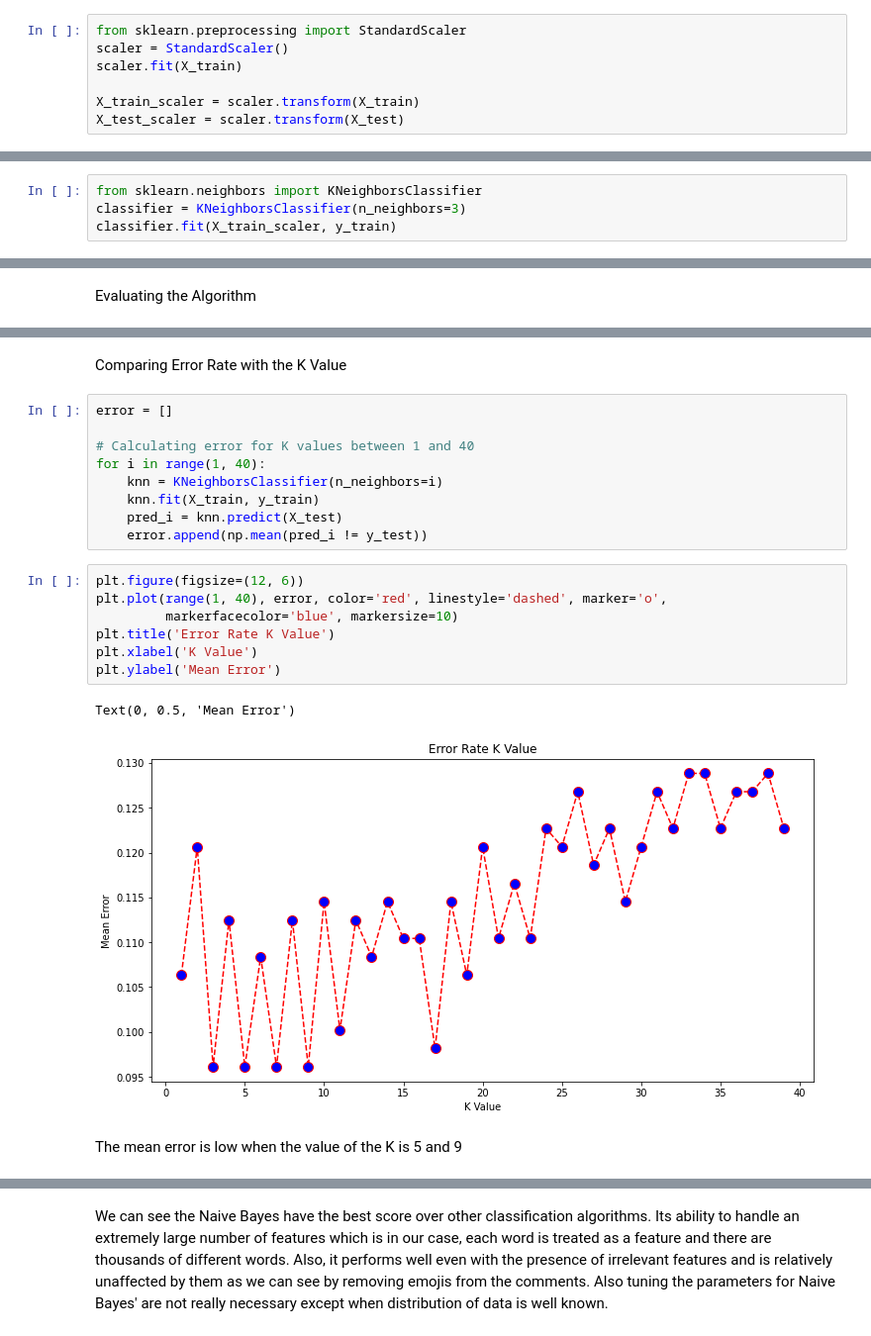
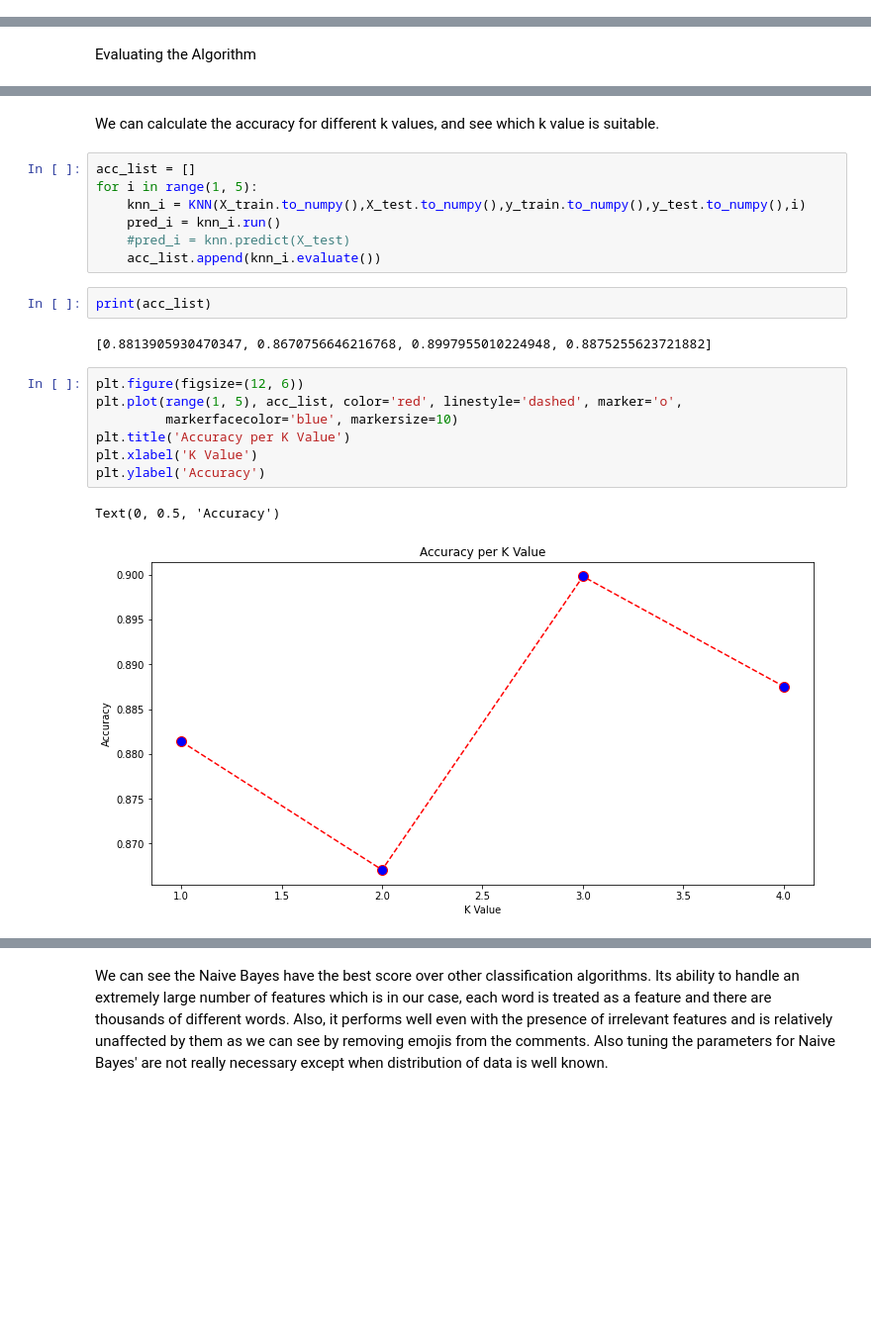
Before and after one commit to datarepresentation/spam-detector, a Jupyter notebook: spamDetector.ipynb, the cells around one changed output, grey strips where cells are left out. Shown at 99% size. Cells and saved outputs as stored; diff of their text form; blank space fills up the shorter version.

```diff
--- a/spamDetector.ipynb
+++ b/spamDetector.ipynb
@@ -496,7 +530,0 @@ Feature Scaling
-# %%
-from sklearn.preprocessing import StandardScaler
-scaler = StandardScaler()
-scaler.fit(X_train)
-
-X_train_scaler = scaler.transform(X_train)
-X_test_scaler = scaler.transform(X_test)
@@ -505,4 +530,0 @@ Training and Predictions
-# %%
-from sklearn.neighbors import KNeighborsClassifier
-classifier = KNeighborsClassifier(n_neighbors=3)
-classifier.fit(X_train_scaler, y_train)
@@ -532,23 +628,23 @@ weighted avg       0.86      0.84      0.84       489
-# %% [markdown]
-Comparing Error Rate with the K Value
-# %%
-error = []
-
-# Calculating error for K values between 1 and 40
-for i in range(1, 40):
-    knn = KNeighborsClassifier(n_neighbors=i)
-    knn.fit(X_train, y_train)
-    pred_i = knn.predict(X_test)
-    error.append(np.mean(pred_i != y_test))
+# %% [markdown]
+We can calculate the accuracy for different k values, and see which k value is suitable.
+# %%
+acc_list = []
+for i in range(1, 5):
+    knn_i = KNN(X_train.to_numpy(),X_test.to_numpy(),y_train.to_numpy(),y_test.to_numpy(),i)
+    pred_i = knn_i.run()
+    #pred_i = knn.predict(X_test)
+    acc_list.append(knn_i.evaluate())
+# %%
+print(acc_list)
+# %% [output]
+[0.8813905930470347, 0.8670756646216768, 0.8997955010224948, 0.8875255623721882]
 # %%
 plt.figure(figsize=(12, 6))
-plt.plot(range(1, 40), error, color='red', linestyle='dashed', marker='o',
+plt.plot(range(1, 5), acc_list, color='red', linestyle='dashed', marker='o',
          markerfacecolor='blue', markersize=10)
-plt.title('Error Rate K Value')
+plt.title('Accuracy per K Value')
 plt.xlabel('K Value')
-plt.ylabel('Mean Error')
+plt.ylabel('Accuracy')
 # %% [output]
-Text(0, 0.5, 'Mean Error')
+Text(0, 0.5, 'Accuracy')
-[figure, old version]
+[figure, new version]
-# %% [markdown]
- The mean error is low when the value of the K is 5 and 9
```
Also changed, not shown: parts of 123 cells of this notebook.
